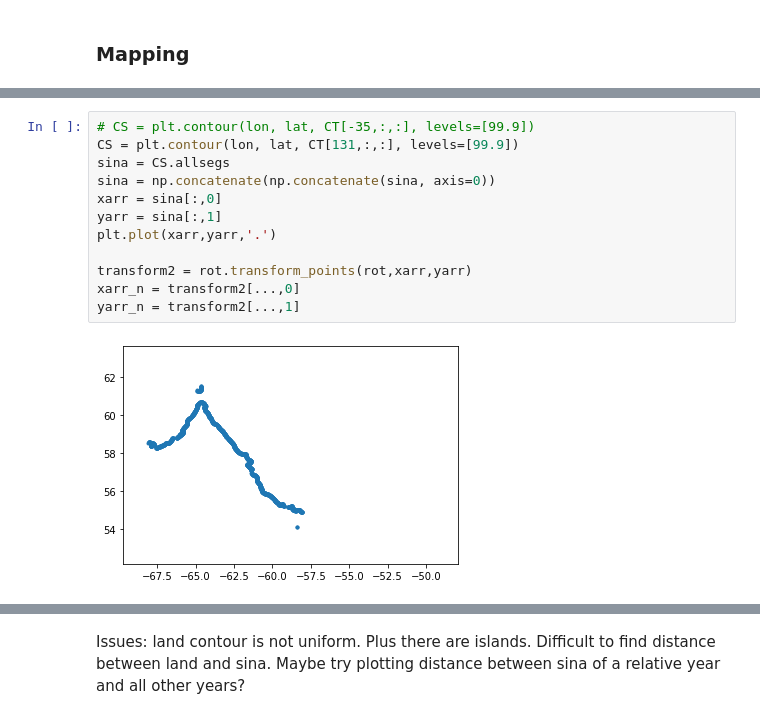
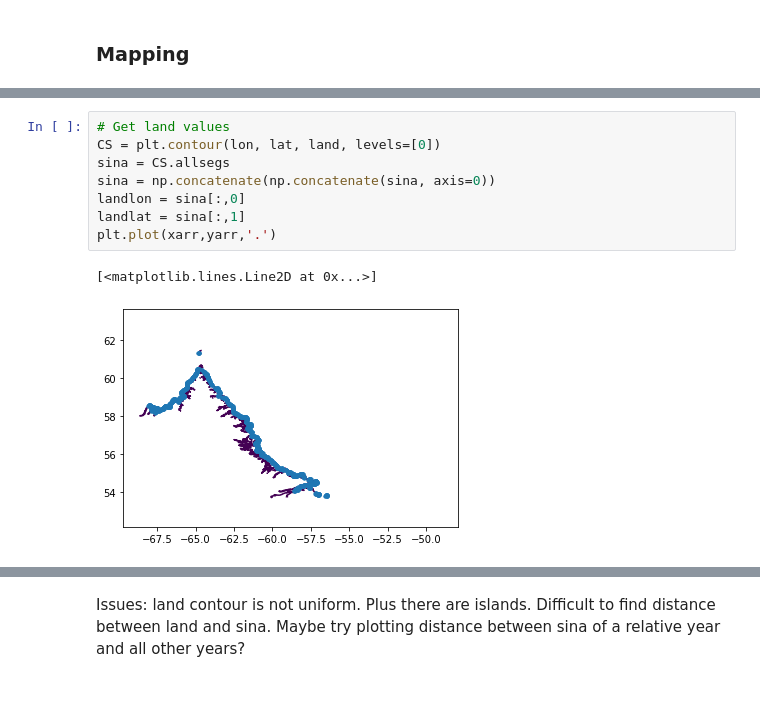
Before and after one commit to maynwang/CIS, a Jupyter notebook: landfast.ipynb, the cells around one changed output, grey strips where cells are left out. Saved outputs shown, nothing was run; the diff lists cells and outputs as text; blank space fills up the shorter version.

```diff
--- a/landfast.ipynb
+++ b/landfast.ipynb
@@ -71,14 +107,11 @@ Find longitude of sina point for each latitude
 # %%
-# CS = plt.contour(lon, lat, CT[-35,:,:], levels=[99.9])
-CS = plt.contour(lon, lat, CT[131,:,:], levels=[99.9])
+# Get land values
+CS = plt.contour(lon, lat, land, levels=[0])
 sina = CS.allsegs
 sina = np.concatenate(np.concatenate(sina, axis=0))
-xarr = sina[:,0]
-yarr = sina[:,1]
+landlon = sina[:,0]
+landlat = sina[:,1]
 plt.plot(xarr,yarr,'.')
-
-transform2 = rot.transform_points(rot,xarr,yarr)
-xarr_n = transform2[...,0]
-yarr_n = transform2[...,1]
 # %% [output]
+[<matplotlib.lines.Line2D at 0x...>]
-[figure, old version]
+[figure, new version]
```
Also changed, not shown: parts of 38 cells of this notebook, 21 other files.
